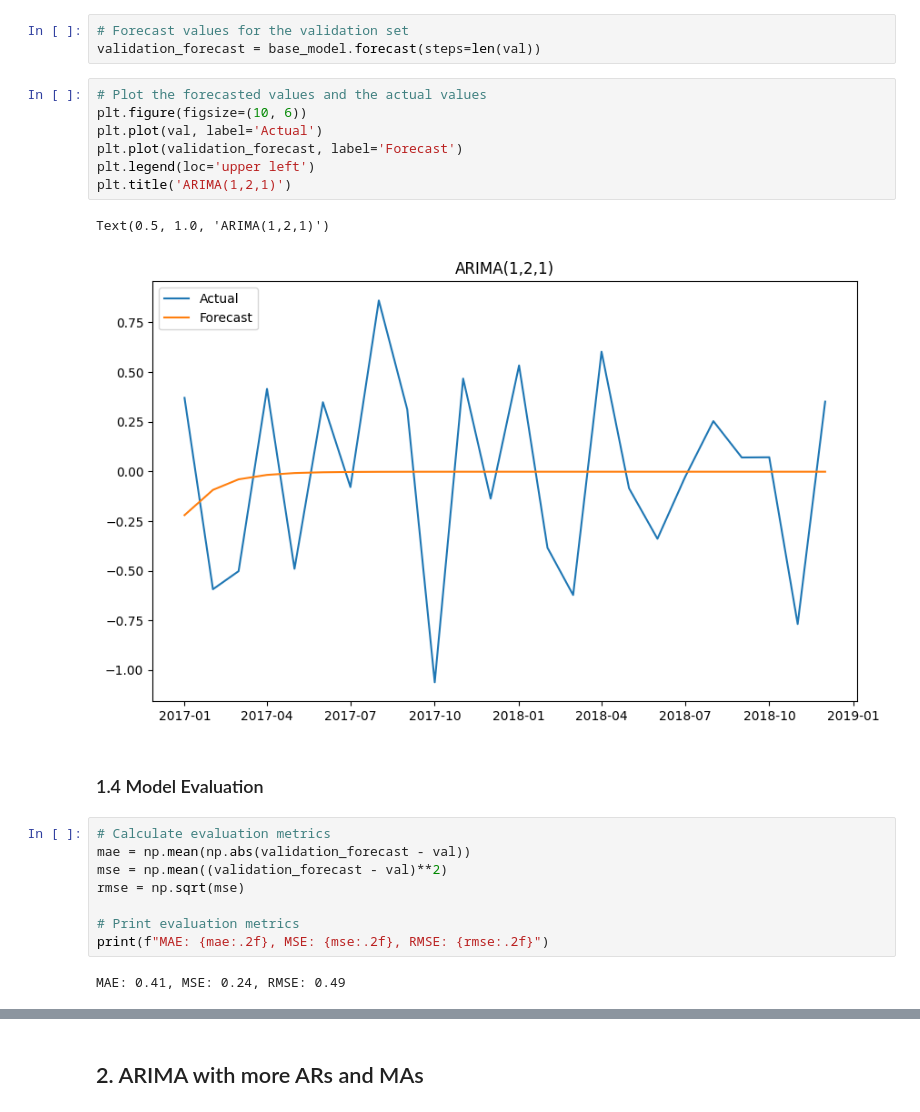
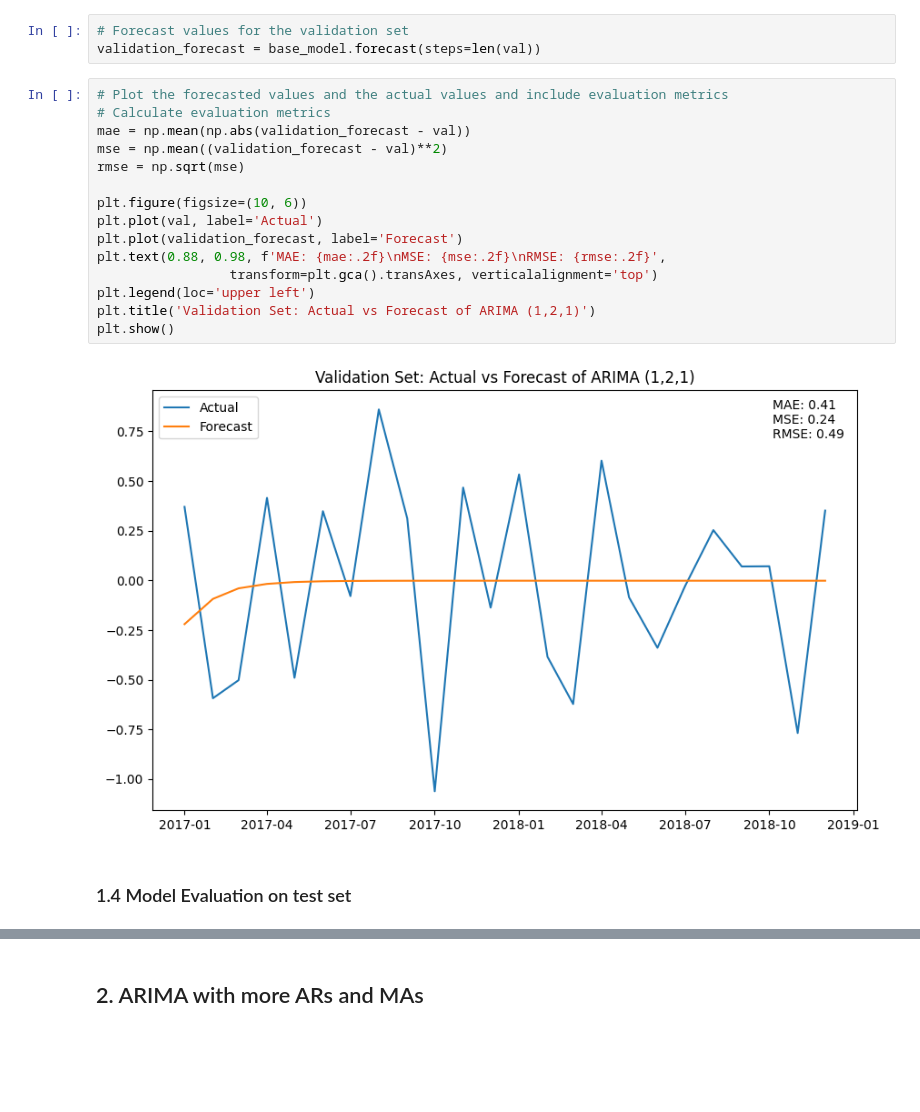
Before and after one commit to namtran6701/Inflation_Prediction, a Jupyter notebook: project_3.ipynb, the cells around one changed output, grey strips where cells are left out. Saved outputs shown, nothing was run; the diff lists cells and outputs as text; blank space fills up the shorter version.

```diff
--- a/project_3.ipynb
+++ b/project_3.ipynb
@@ -535,27 +573,24 @@ Train MAE:  0.32428206141325544
 # Forecast values for the validation set
 validation_forecast = base_model.forecast(steps=len(val))
 # %%
-# Plot the forecasted values and the actual values
+# Plot the forecasted values and the actual values and include evaluation metrics
+# Calculate evaluation metrics
+mae = np.mean(np.abs(validation_forecast - val))
+mse = np.mean((validation_forecast - val)**2)
+rmse = np.sqrt(mse)
+
 plt.figure(figsize=(10, 6))
 plt.plot(val, label='Actual')
 plt.plot(validation_forecast, label='Forecast')
+plt.text(0.88, 0.98, f'MAE: {mae:.2f}\nMSE: {mse:.2f}\nRMSE: {rmse:.2f}',
+                 transform=plt.gca().transAxes, verticalalignment='top')
 plt.legend(loc='upper left')
-plt.title('ARIMA(1,2,1)')
+plt.title('Validation Set: Actual vs Forecast of ARIMA (1,2,1)')
+plt.show()
 # %% [output]
-Text(0.5, 1.0, 'ARIMA(1,2,1)')
-[figure, old version]
+[figure, new version]
 # %% [markdown]
-### 1.4 Model Evaluation
+### 1.4 Model Evaluation on test set
-# %%
-# Calculate evaluation metrics
-mae = np.mean(np.abs(validation_forecast - val))
-mse = np.mean((validation_forecast - val)**2)
-rmse = np.sqrt(mse)
-
-# Print evaluation metrics
-print(f"MAE: {mae:.2f}, MSE: {mse:.2f}, RMSE: {rmse:.2f}")
-# %% [output]
-MAE: 0.41, MSE: 0.24, RMSE: 0.49
 # %%
 # Prediction on the test set
 base_arima_test_pred = base_model.forecast(steps=36)
```
Also changed, not shown: parts of 33 cells of this notebook.
